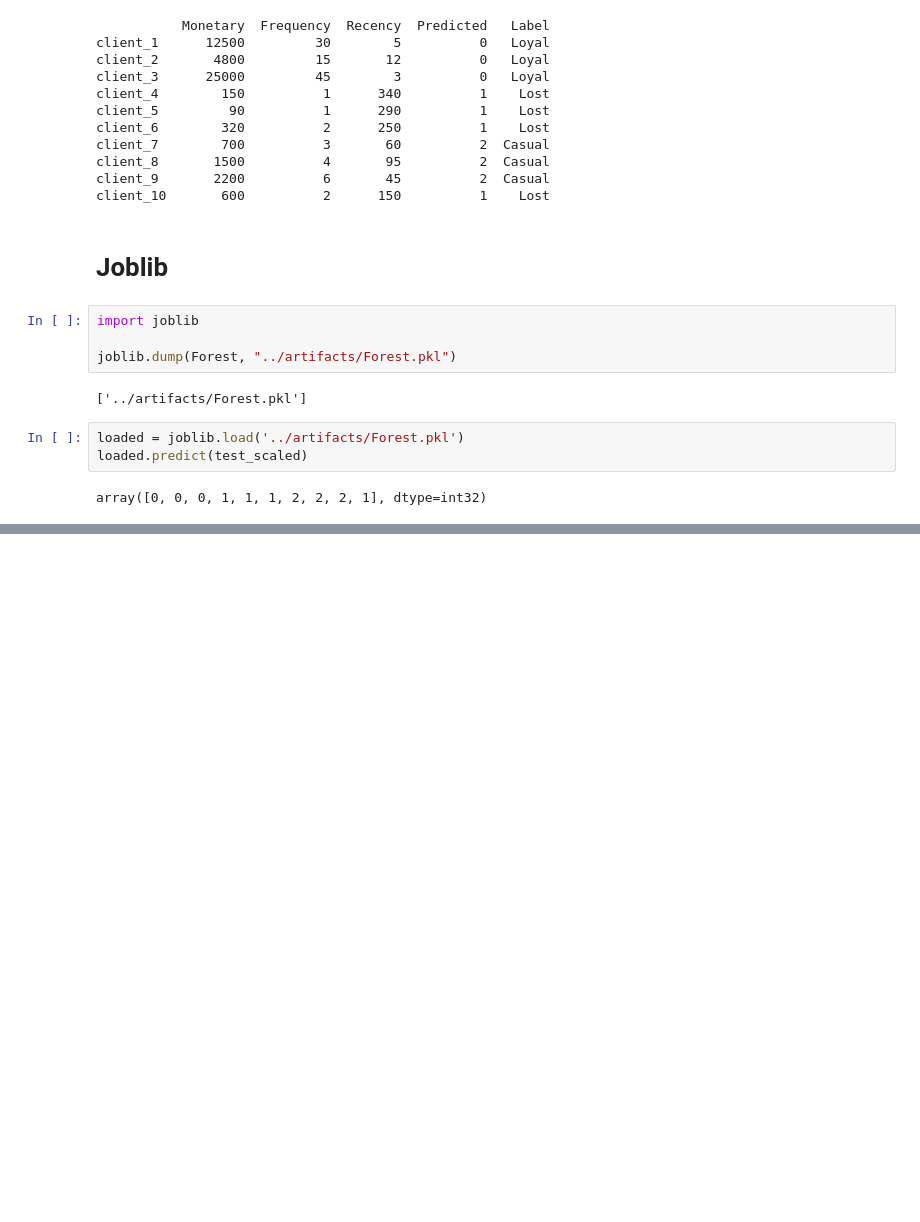
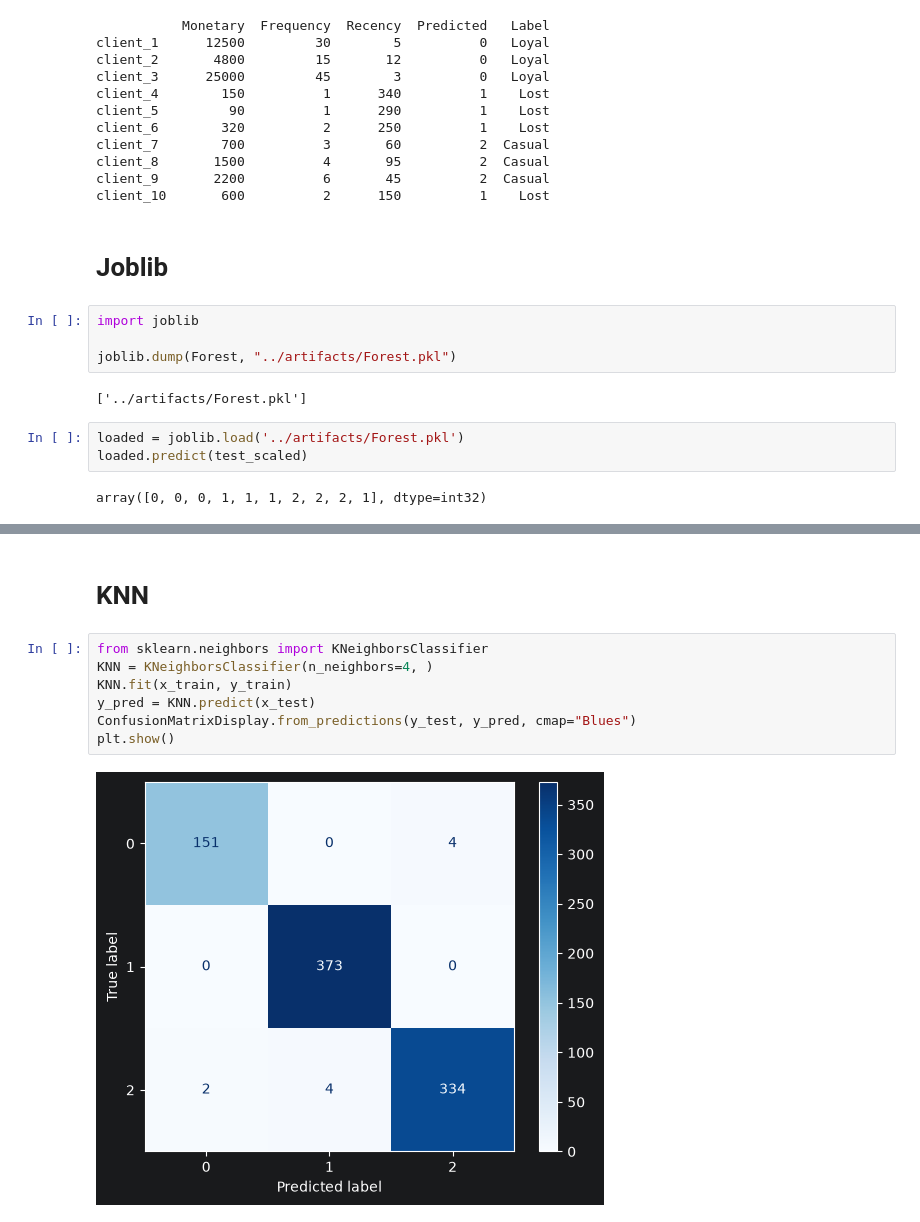
Before and after one commit to Aymanemjj/ML_Classification_of_clients, a Jupyter notebook: notebooks/main.ipynb, the cells around one changed output, grey strips where cells are left out. Drawn from its saved outputs; the diff is of its cells as text; blank space fills up the shorter version.

```diff
--- a/notebooks/main.ipynb
+++ b/notebooks/main.ipynb
@@ -584,0 +634,11 @@ array([0, 0, 0, 1, 1, 1, 2, 2, 2, 1], dtype=int32)
+# %% [markdown]
+# KNN
+# %%
+from sklearn.neighbors import KNeighborsClassifier
+KNN = KNeighborsClassifier(n_neighbors=4, )
+KNN.fit(x_train, y_train)
+y_pred = KNN.predict(x_test)
+ConfusionMatrixDisplay.from_predictions(y_test, y_pred, cmap="Blues")
+plt.show()
+# %% [output]
+[figure, added]
```
Also changed, not shown: parts of 9 cells of this notebook.
